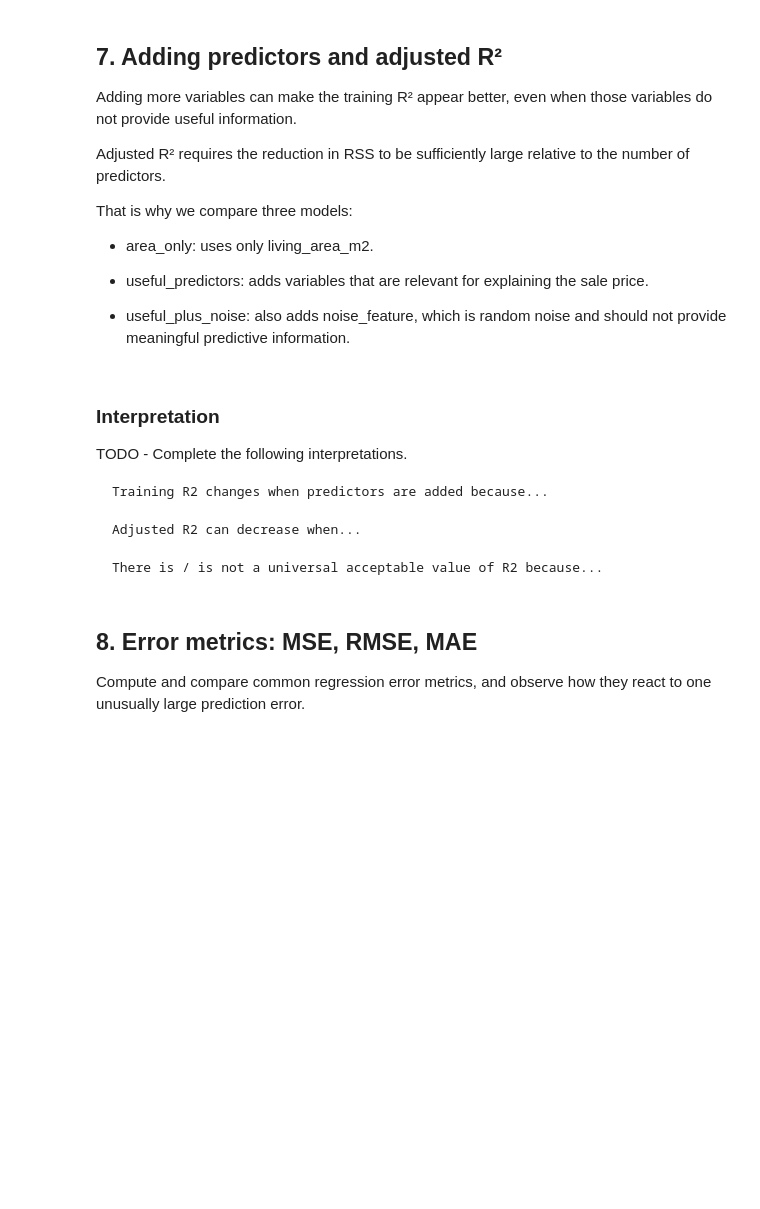
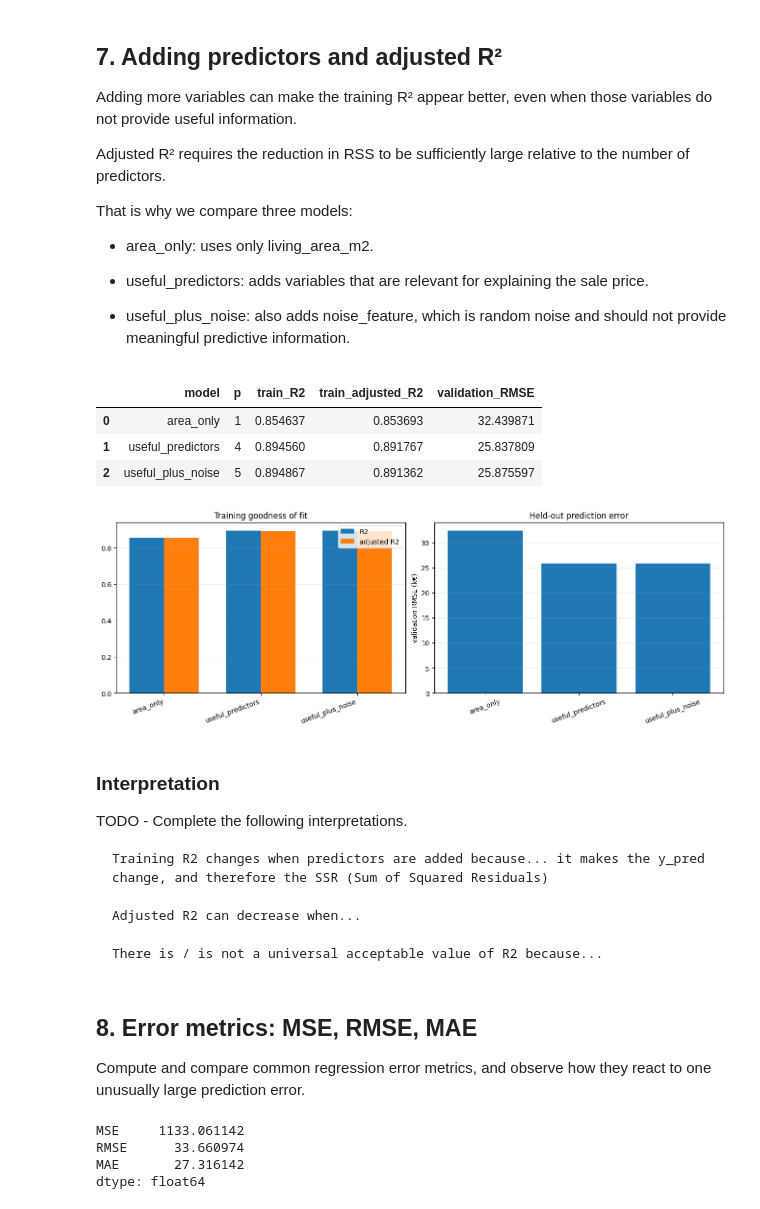
Before and after one commit to Chicloneo/Machine-Learning, a Jupyter notebook: Entrega 2/Notebooks/Chapter 2 - Part I - Students.ipynb, the cells around one changed output. Saved outputs shown, nothing was run; the diff lists cells and outputs as text; code cells hidden in the pictures; blank space fills up the shorter version.

````diff
--- a/Entrega 2/Notebooks/Chapter 2 - Part I - Students.ipynb
+++ b/Entrega 2/Notebooks/Chapter 2 - Part I - Students.ipynb
@@ -654,8 +820,8 @@ results = []
 
 for name, features in model_specs.items():
     model = LinearRegression()
-    Xtr = df_model.loc[X_train.index, features]
-    Xva = df_model.loc[X_val.index, features]
+    Xtr = df.loc[X_train.index, features]
+    Xva = df.loc[X_val.index, features]
     model.fit(Xtr, y_train)
     train_pred = model.predict(Xtr)
     val_pred = model.predict(Xva)
@@ -672,40 +838,46 @@ for name, features in model_specs.items():
         "model": name,
         "p": p,
         "train_R2": train_r2,
         "train_adjusted_R2": adjusted_r2,
         "validation_RMSE": mean_squared_error(y_val, val_pred) ** 0.5,
     })
 
 model_comparison_df = pd.DataFrame(results)
 display(model_comparison_df)
 
 # Visualize train R2 / adjusted R2 and validation RMSE.
 fig, axes = plt.subplots(1, 2, figsize=(13, 4.5), constrained_layout=True)
 
 xpos = np.arange(len(model_comparison_df))
 width = 0.36
 axes[0].bar(xpos - width/2, model_comparison_df["train_R2"], width=width, label="R2")
 axes[0].bar(xpos + width/2, model_comparison_df["train_adjusted_R2"], width=width, label="adjusted R2")
 axes[0].set_xticks(xpos)
 axes[0].set_xticklabels(model_comparison_df["model"], rotation=20, ha="right")
 axes[0].set_title("Training goodness of fit")
 axes[0].legend()
 axes[0].grid(axis="y", alpha=0.2)
 
 axes[1].bar(model_comparison_df["model"], model_comparison_df["validation_RMSE"])
 axes[1].set_ylabel("validation RMSE (k€)")
 axes[1].set_title("Held-out prediction error")
 axes[1].tick_params(axis="x", rotation=20)
 axes[1].grid(axis="y", alpha=0.2)
 
 plt.show()
+# %% [output]
+|  | model | p | train_R2 | train_adjusted_R2 | validation_RMSE |
+| 0 | area_only | 1 | 0.854637 | 0.853693 | 32.439871 |
+| 1 | useful_predictors | 4 | 0.894560 | 0.891767 | 25.837809 |
+| 2 | useful_plus_noise | 5 | 0.894867 | 0.891362 | 25.875597 |
+[figure, added]
 # %% [markdown]
 ### Interpretation
 
 TODO - Complete the following interpretations.
 
 ```text
-Training R2 changes when predictors are added because...
+Training R2 changes when predictors are added because... it makes the y_pred change, and therefore the SSR (Sum of Squared Residuals)
 
 Adjusted R2 can decrease when...
 
@@ -721,15 +893,20 @@ Compute and compare common regression error metrics, and observe how they react
 validation_errors = y_val.to_numpy() - val_pred_simple
 
 # TODO: compute the three validation metrics.
-mse_simple = ...(..., ...)
-rmse_simple = ... ** 0.5
-mae_simple = ...(..., ...)
+mse_simple = mean_squared_error(y_true=y, y_pred = y_pred_simple)
+rmse_simple = mean_squared_error(y_true=y, y_pred = y_pred_simple) ** 0.5
+mae_simple = mean_absolute_error(y_true=y, y_pred = y_pred_simple)
 
 pd.Series({
     "MSE": mse_simple,
     "RMSE": rmse_simple,
     "MAE": mae_simple,
 })
+# %% [output]
+MSE     1133.061142
+RMSE      33.660974
+MAE       27.316142
+dtype: float64
 # %%
 # What does one large error do to squared and absolute error?
 
````
Also changed, not shown: parts of 27 cells of this notebook, 1 other file.
